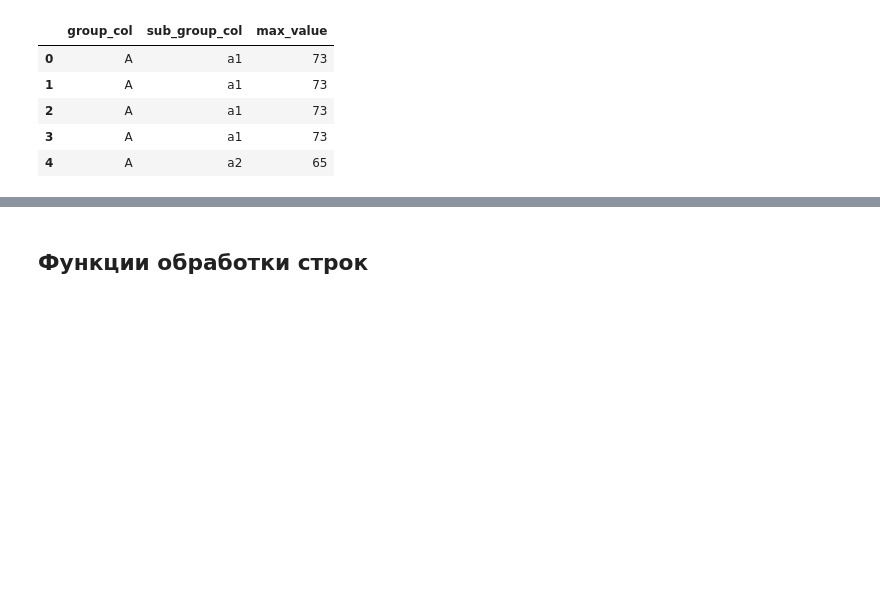
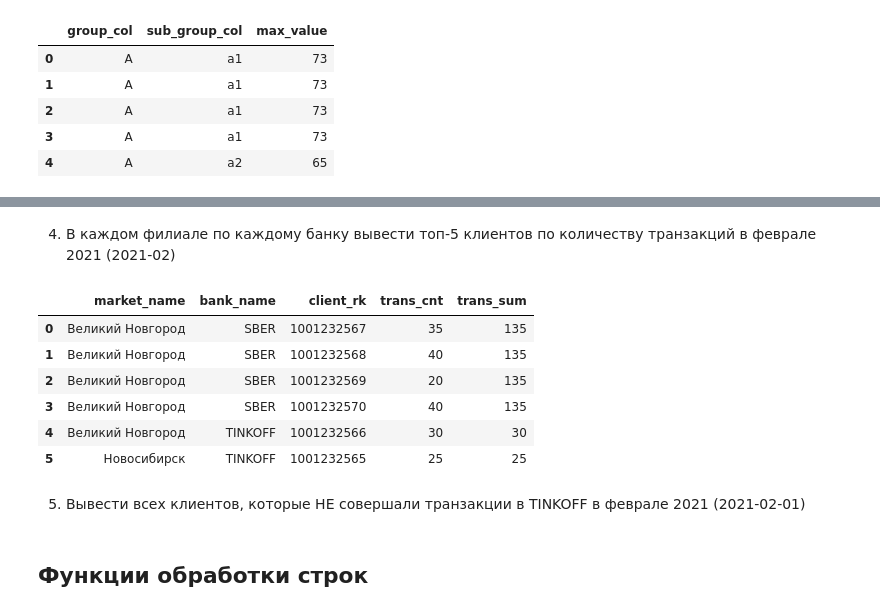
Before and after one commit to Saxsafon/Analysis, a Jupyter notebook: I_Storing/SQL/SQLite_queries.ipynb, the cells around one changed output, grey strips where cells are left out. Cells and saved outputs as stored; diff of their text form; code cells hidden in the pictures; blank space fills up the shorter version.

```diff
--- a/I_Storing/SQL/SQLite_queries.ipynb
+++ b/I_Storing/SQL/SQLite_queries.ipynb
@@ -81,0 +431,31 @@ pysqldf(query)
+# %% [markdown]
+4.	В каждом филиале по каждому банку вывести топ-5 клиентов по количеству транзакций в феврале 2021 (2021-02)
+# %%
+# TODO
+query = """
+select
+      market_name
+    , bank_name
+    , client_rk
+    , trans_cnt
+    , sum(trans_cnt) over (partition by market_name, bank_name) as trans_sum
+from
+    history_client_trans t
+        left join bank_info b on t.bank_id = b.bank_id
+        left join market_info m on t.market_key = m.market_key
+where
+    strftime('%m', t.time_key) = '02'
+"""
+
+pysqldf = lambda q: sqldf(q, globals())
+pysqldf(query)
+# %% [output]
+|  | market_name | bank_name | client_rk | trans_cnt | trans_sum |
+| 0 | Великий Новгород | SBER | 1001232567 | 35 | 135 |
+| 1 | Великий Новгород | SBER | 1001232568 | 40 | 135 |
+| 2 | Великий Новгород | SBER | 1001232569 | 20 | 135 |
+| 3 | Великий Новгород | SBER | 1001232570 | 40 | 135 |
+| 4 | Великий Новгород | TINKOFF | 1001232566 | 30 | 30 |
+| 5 | Новосибирск | TINKOFF | 1001232565 | 25 | 25 |
+# %% [markdown]
+5.	Вывести всех клиентов, которые НЕ совершали транзакции в TINKOFF в феврале 2021 (2021-02-01)
```
Also changed, not shown: parts of 30 cells of this notebook, 1 other file.
